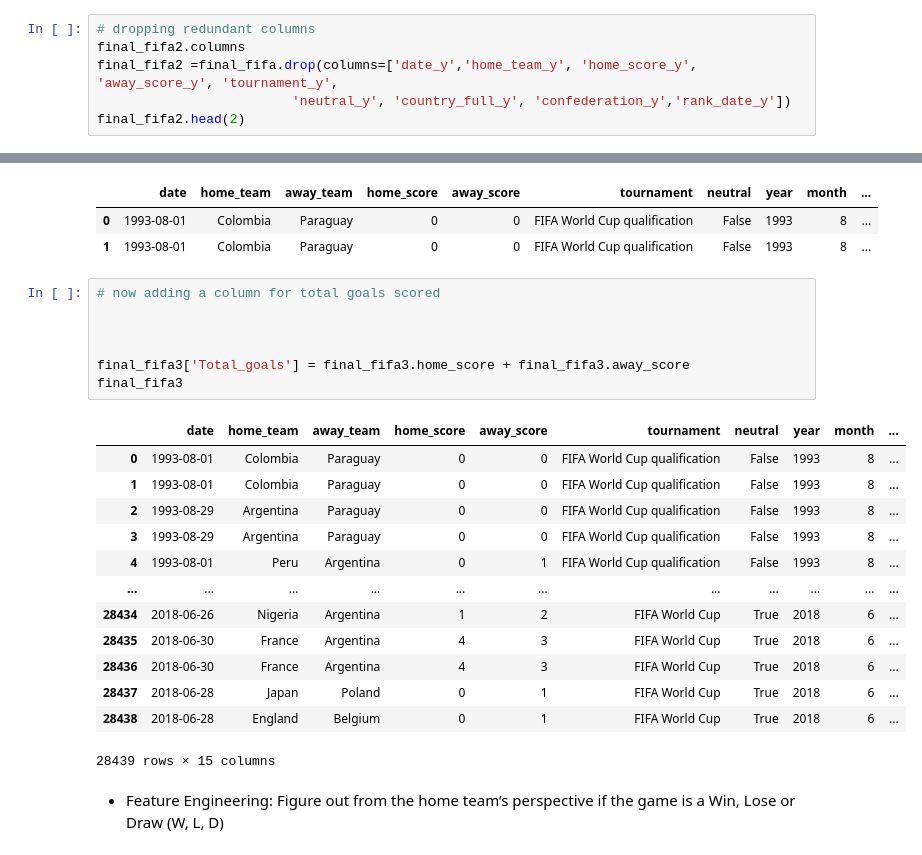
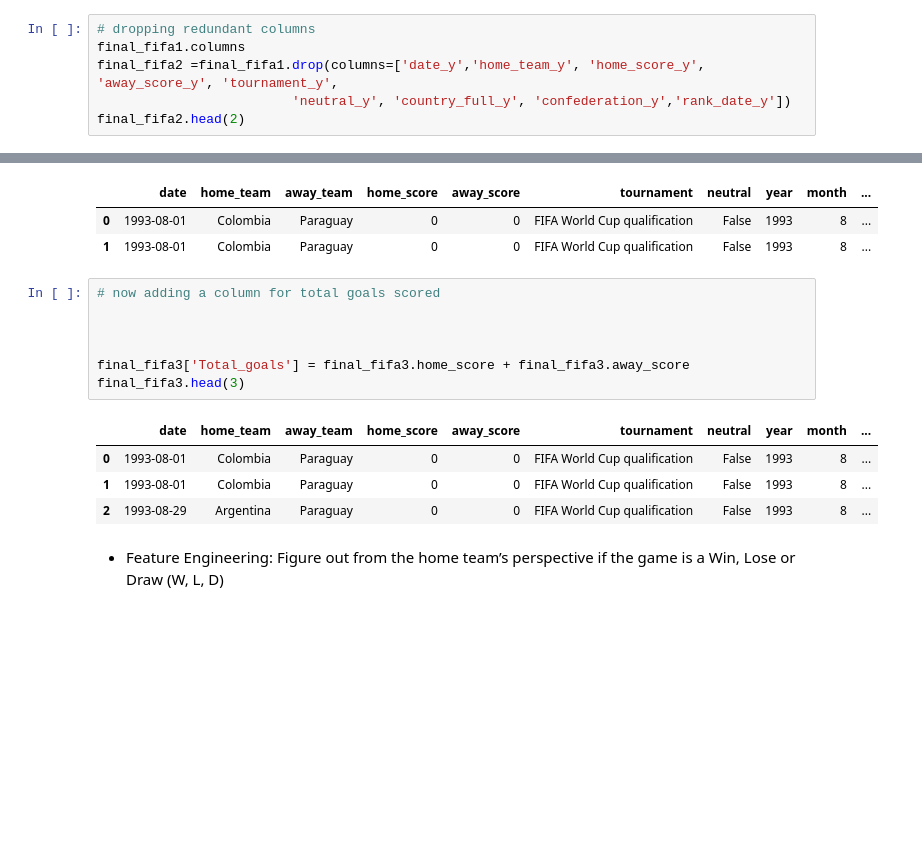
Before and after one commit to WinnieAnyoso/Football_prediction, a Jupyter notebook: Moringa_Data_Science_Core_W6_Independent_Project_2020_07_Winnie_Anyoso_Python.ipynb, the cells around one changed output, grey strips where cells are left out. Drawn from its saved outputs; the diff is of its cells as text; blank space fills up the shorter version.

```diff
--- a/Moringa_Data_Science_Core_W6_Independent_Project_2020_07_Winnie_Anyoso_Python.ipynb
+++ b/Moringa_Data_Science_Core_W6_Independent_Project_2020_07_Winnie_Anyoso_Python.ipynb
@@ -445,8 +447,8 @@ final_fifa1
 28439 rows × 23 columns
 # %%
 # dropping redundant columns
-final_fifa2.columns
-final_fifa2 =final_fifa.drop(columns=['date_y','home_team_y', 'home_score_y', 'away_score_y', 'tournament_y',
+final_fifa1.columns
+final_fifa2 =final_fifa1.drop(columns=['date_y','home_team_y', 'home_score_y', 'away_score_y', 'tournament_y',
                          'neutral_y', 'country_full_y', 'confederation_y','rank_date_y'])
 final_fifa2.head(2)
 # %% [output]
@@ -466,24 +468,15 @@ final_fifa3.head(2)
 # %%
 # now adding a column for total goals scored
 
 
 
 final_fifa3['Total_goals'] = final_fifa3.home_score + final_fifa3.away_score
-final_fifa3
+final_fifa3.head(3)
 # %% [output]
 |  | date | home_team | away_team | home_score | away_score | tournament | neutral | year | month | ... |
 | 0 | 1993-08-01 | Colombia | Paraguay | 0 | 0 | FIFA World Cup qualification | False | 1993 | 8 | ... |
 | 1 | 1993-08-01 | Colombia | Paraguay | 0 | 0 | FIFA World Cup qualification | False | 1993 | 8 | ... |
 | 2 | 1993-08-29 | Argentina | Paraguay | 0 | 0 | FIFA World Cup qualification | False | 1993 | 8 | ... |
-| 3 | 1993-08-29 | Argentina | Paraguay | 0 | 0 | FIFA World Cup qualification | False | 1993 | 8 | ... |
-| 4 | 1993-08-01 | Peru | Argentina | 0 | 1 | FIFA World Cup qualification | False | 1993 | 8 | ... |
-| ... | ... | ... | ... | ... | ... | ... | ... | ... | ... | ... |
-| 28434 | 2018-06-26 | Nigeria | Argentina | 1 | 2 | FIFA World Cup | True | 2018 | 6 | ... |
-| 28435 | 2018-06-30 | France | Argentina | 4 | 3 | FIFA World Cup | True | 2018 | 6 | ... |
-| 28436 | 2018-06-30 | France | Argentina | 4 | 3 | FIFA World Cup | True | 2018 | 6 | ... |
-| 28437 | 2018-06-28 | Japan | Poland | 0 | 1 | FIFA World Cup | True | 2018 | 6 | ... |
-| 28438 | 2018-06-28 | England | Belgium | 0 | 1 | FIFA World Cup | True | 2018 | 6 | ... |
-28439 rows × 15 columns
 # %% [markdown]
 * Feature Engineering: Figure out from the home team’s perspective if the game is a Win, Lose or Draw (W, L, D)
 # %%
```
Also changed, not shown: parts of 32 cells of this notebook.
